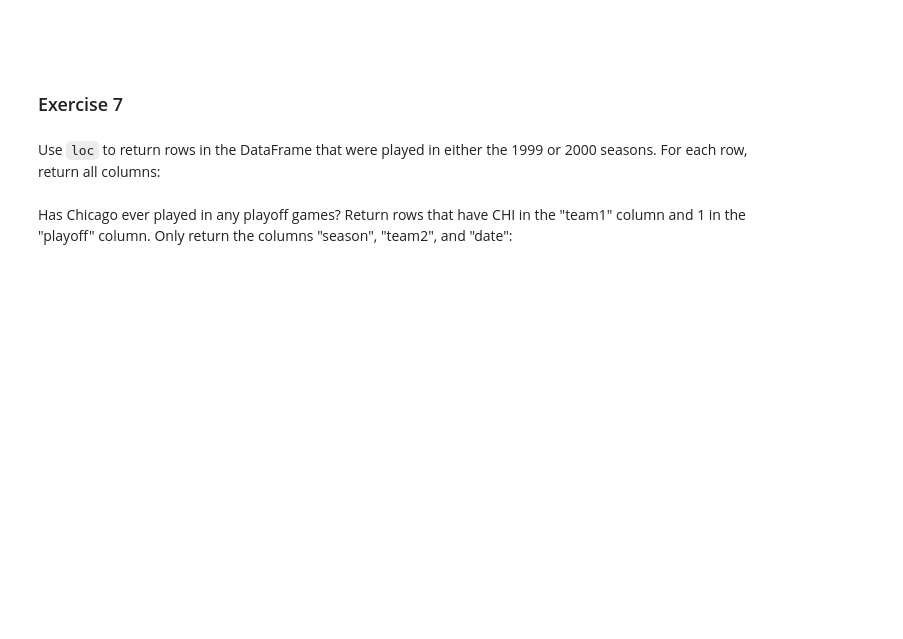
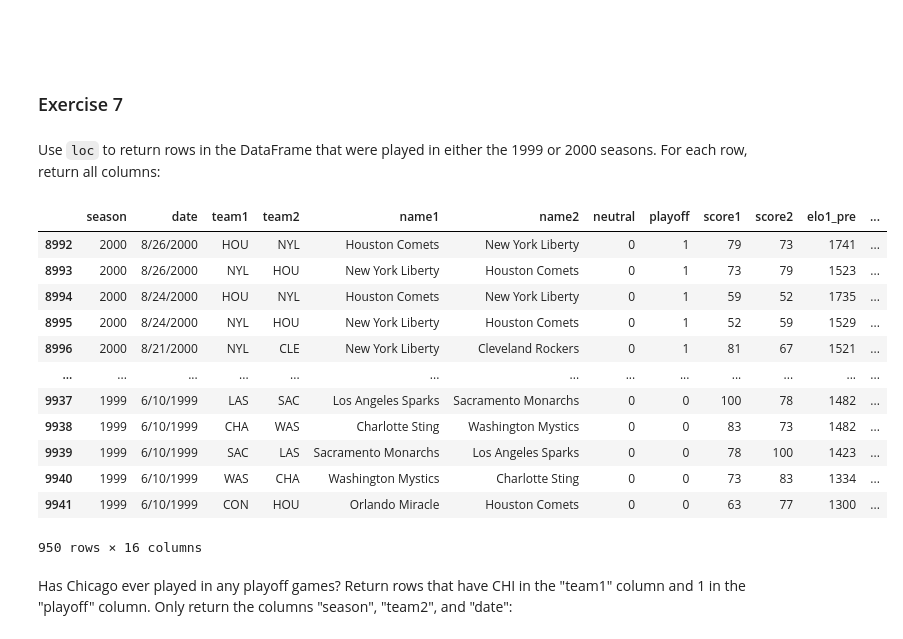
Before and after one commit to aGitHasNoName/pandasBasics, a Jupyter notebook: Day2-answers.ipynb, the cells around one changed output. Cells and saved outputs as stored; diff of their text form; code cells hidden in the pictures; blank space fills up the shorter version.

```diff
--- a/Day2-answers.ipynb
+++ b/Day2-answers.ipynb
@@ -694,5 +498,21 @@ df.loc[(df["team1"] == "CHI") & (df["score1"] > df["score2"]), ["season", "team2
 ### <br><br>Exercise 7
 # %% [markdown]
 Use `loc` to return rows in the DataFrame that were played in either the 1999 or 2000 seasons. For each row, return all columns:
+# %%
+df.loc[(df["season"] == 1999) | (df["season"] == 2000), :]
+# %% [output]
+|  | season | date | team1 | team2 | name1 | name2 | neutral | playoff | score1 | score2 | elo1_pre | ... |
+| 8992 | 2000 | 8/26/2000 | HOU | NYL | Houston Comets | New York Liberty | 0 | 1 | 79 | 73 | 1741 | ... |
+| 8993 | 2000 | 8/26/2000 | NYL | HOU | New York Liberty | Houston Comets | 0 | 1 | 73 | 79 | 1523 | ... |
+| 8994 | 2000 | 8/24/2000 | HOU | NYL | Houston Comets | New York Liberty | 0 | 1 | 59 | 52 | 1735 | ... |
+| 8995 | 2000 | 8/24/2000 | NYL | HOU | New York Liberty | Houston Comets | 0 | 1 | 52 | 59 | 1529 | ... |
+| 8996 | 2000 | 8/21/2000 | NYL | CLE | New York Liberty | Cleveland Rockers | 0 | 1 | 81 | 67 | 1521 | ... |
+| ... | ... | ... | ... | ... | ... | ... | ... | ... | ... | ... | ... | ... |
+| 9937 | 1999 | 6/10/1999 | LAS | SAC | Los Angeles Sparks | Sacramento Monarchs | 0 | 0 | 100 | 78 | 1482 | ... |
+| 9938 | 1999 | 6/10/1999 | CHA | WAS | Charlotte Sting | Washington Mystics | 0 | 0 | 83 | 73 | 1482 | ... |
+| 9939 | 1999 | 6/10/1999 | SAC | LAS | Sacramento Monarchs | Los Angeles Sparks | 0 | 0 | 78 | 100 | 1423 | ... |
+| 9940 | 1999 | 6/10/1999 | WAS | CHA | Washington Mystics | Charlotte Sting | 0 | 0 | 73 | 83 | 1334 | ... |
+| 9941 | 1999 | 6/10/1999 | CON | HOU | Orlando Miracle | Houston Comets | 0 | 0 | 63 | 77 | 1300 | ... |
+950 rows × 16 columns
 # %% [markdown]
 Has Chicago ever played in any playoff games? Return rows that have CHI in the "team1" column and 1 in the "playoff" column. Only return the columns "season", "team2", and "date":
```
Also changed, not shown: parts of 61 cells of this notebook, 1 other file.
